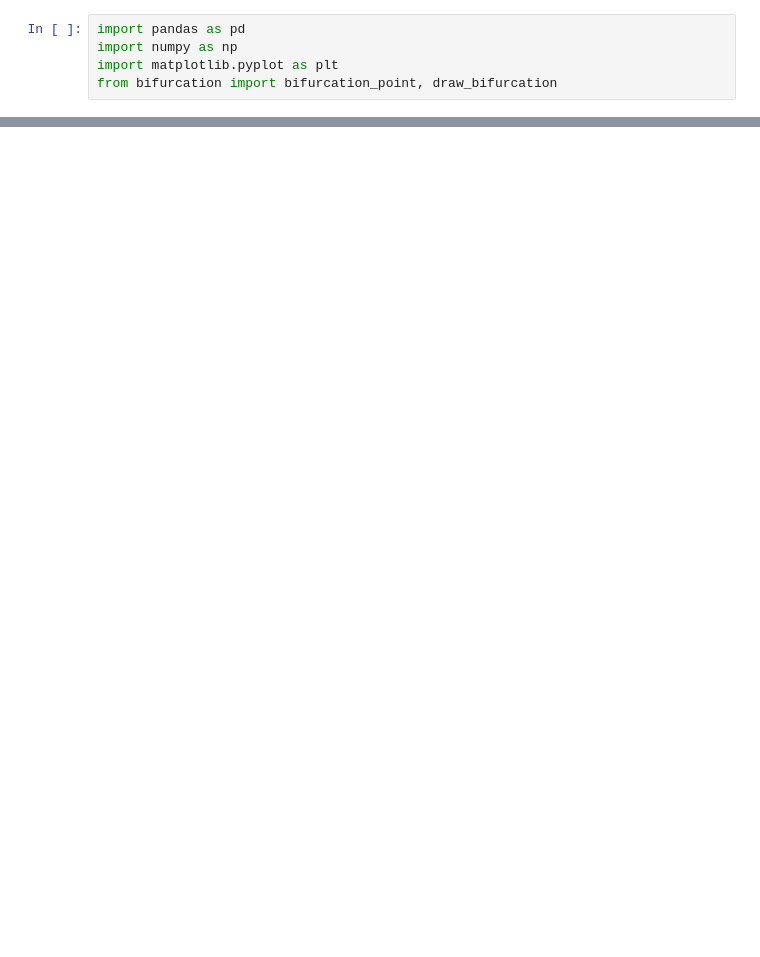
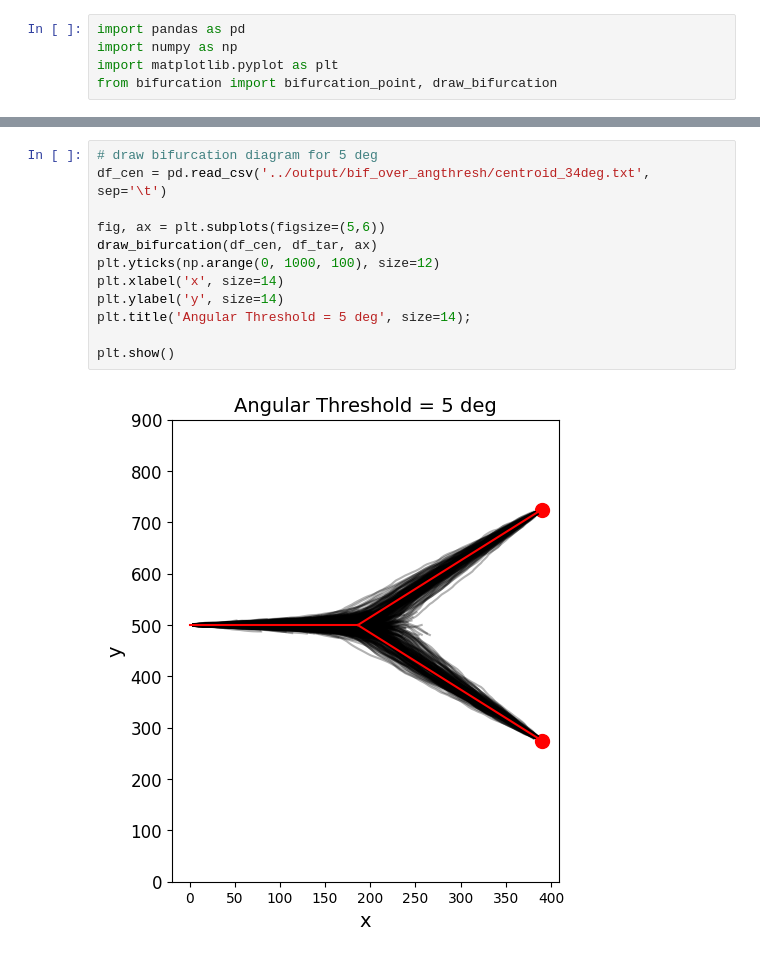
Before and after one commit to eleonoragatti44/Master-Thesis-Gatti, a Jupyter notebook: spatial_model/analysis/bifurcation_over_threshangle.ipynb, the cells around one changed output, grey strips where cells are left out. Cells and saved outputs as stored; diff of their text form; blank space fills up the shorter version.

```diff
--- a/spatial_model/analysis/bifurcation_over_threshangle.ipynb
+++ b/spatial_model/analysis/bifurcation_over_threshangle.ipynb
@@ -34,0 +77,14 @@ plt.ylabel('Normalized bifurcation point', size=14);
+# %%
+# draw bifurcation diagram for 5 deg
+df_cen = pd.read_csv('../output/bif_over_angthresh/centroid_34deg.txt', sep='\t')
+
+fig, ax = plt.subplots(figsize=(5,6))
+draw_bifurcation(df_cen, df_tar, ax)
+plt.yticks(np.arange(0, 1000, 100), size=12)
+plt.xlabel('x', size=14)
+plt.ylabel('y', size=14)
+plt.title('Angular Threshold = 5 deg', size=14);
+
+plt.show()
+# %% [output]
+[figure, added]
```
Also changed, not shown: parts of 1 cell of this notebook, 30 other files.
